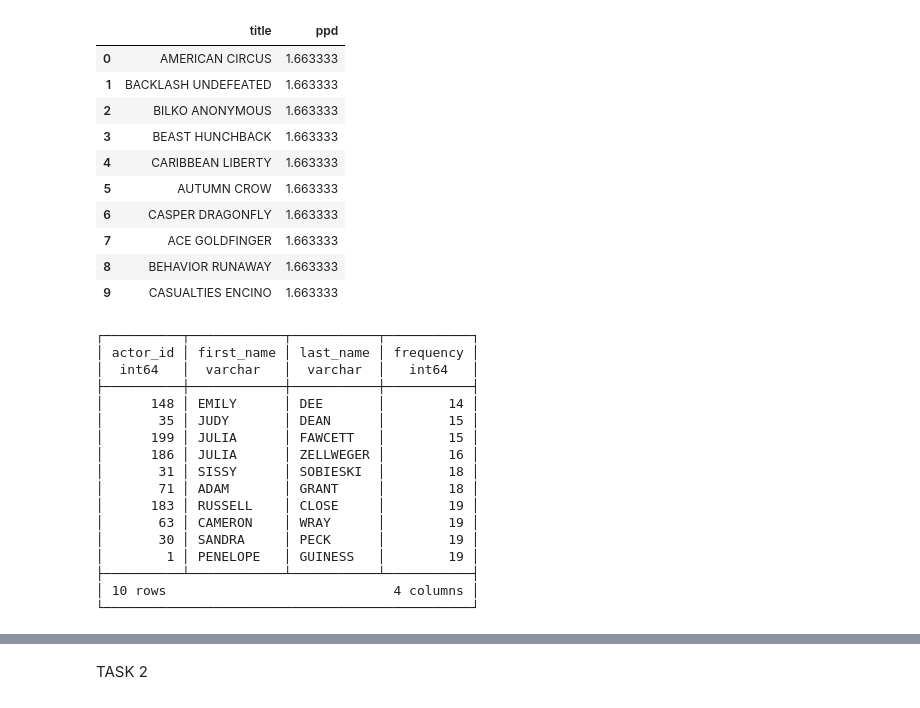
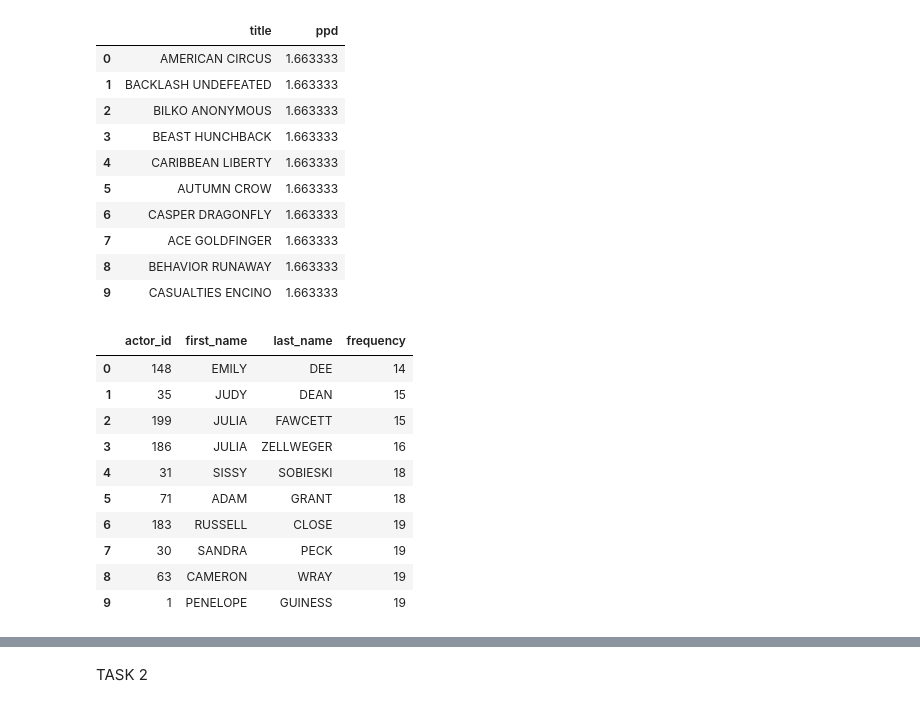
Before and after one commit to karlrydberg-stack/lab_sql_karl_rydberg_de25, a Jupyter notebook: test_sakila.ipynb, the cells around one changed output, grey strips where cells are left out. Drawn from its saved outputs; the diff is of its cells as text; code cells hidden in the pictures.

```diff
--- a/test_sakila.ipynb
+++ b/test_sakila.ipynb
@@ -63,26 +63,20 @@ d
 # %%
 # e)
 e = duckdb.sql(
-    "SELECT fa.actor_id,a.first_name,a.last_name,COUNT(fa.film_id) AS frequency FROM actor a LEFT JOIN film_actor fa ON a.actor_id = fa.actor_id GROUP BY fa.actor_id,a.first_name,a.last_name ORDER BY frequency LIMIT 10;")
+    "SELECT fa.actor_id,a.first_name,a.last_name,COUNT(fa.film_id) AS frequency FROM actor a LEFT JOIN film_actor fa ON a.actor_id = fa.actor_id GROUP BY fa.actor_id,a.first_name,a.last_name ORDER BY frequency LIMIT 10;").df()
 e
 # %% [output]
-┌──────────┬────────────┬───────────┬───────────┐
-│ actor_id │ first_name │ last_name │ frequency │
-│  int64   │  varchar   │  varchar  │   int64   │
-├──────────┼────────────┼───────────┼───────────┤
-│      148 │ EMILY      │ DEE       │        14 │
-│       35 │ JUDY       │ DEAN      │        15 │
-│      199 │ JULIA      │ FAWCETT   │        15 │
-│      186 │ JULIA      │ ZELLWEGER │        16 │
-│       31 │ SISSY      │ SOBIESKI  │        18 │
-│       71 │ ADAM       │ GRANT     │        18 │
-│      183 │ RUSSELL    │ CLOSE     │        19 │
-│       63 │ CAMERON    │ WRAY      │        19 │
-│       30 │ SANDRA     │ PECK      │        19 │
-│        1 │ PENELOPE   │ GUINESS   │        19 │
-├──────────┴────────────┴───────────┴───────────┤
-│ 10 rows                             4 columns │
-└───────────────────────────────────────────────┘
+|  | actor_id | first_name | last_name | frequency |
+| 0 | 148 | EMILY | DEE | 14 |
+| 1 | 35 | JUDY | DEAN | 15 |
+| 2 | 199 | JULIA | FAWCETT | 15 |
+| 3 | 186 | JULIA | ZELLWEGER | 16 |
+| 4 | 31 | SISSY | SOBIESKI | 18 |
+| 5 | 71 | ADAM | GRANT | 18 |
+| 6 | 183 | RUSSELL | CLOSE | 19 |
+| 7 | 30 | SANDRA | PECK | 19 |
+| 8 | 63 | CAMERON | WRAY | 19 |
+| 9 | 1 | PENELOPE | GUINESS | 19 |
 # %%
 # Which films in the film list does not exist in the inventory?
 
```
Also changed, not shown: parts of 4 cells of this notebook, 14 other files.
